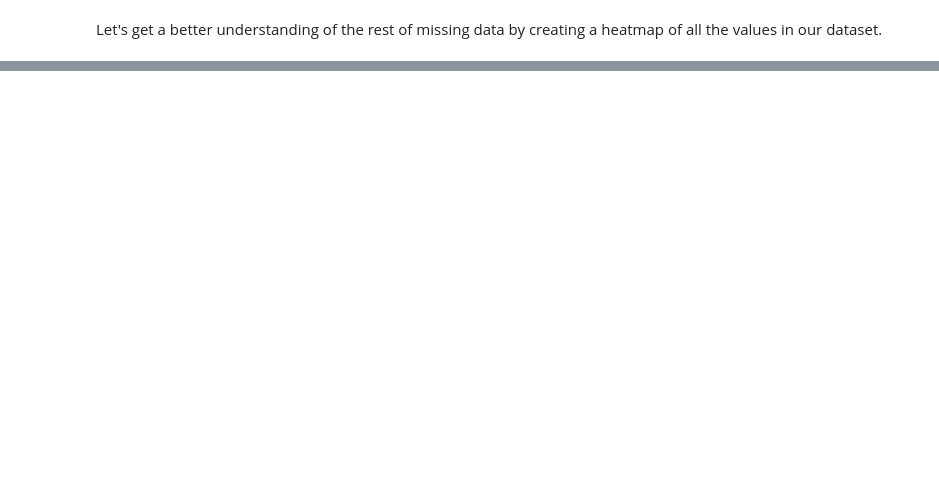
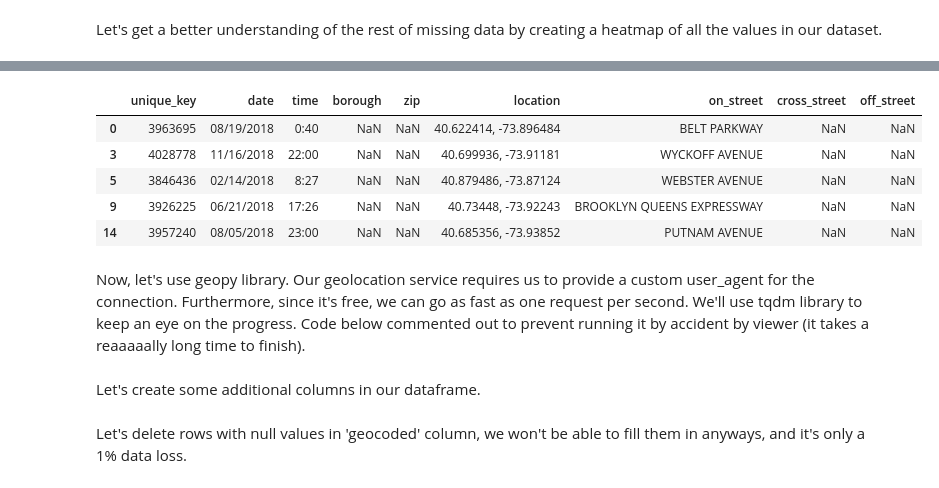
Before and after one commit to wozniakmikolaj/nyc-vehicle-collisions, a Jupyter notebook: nyc-collisions-data-cleaning.ipynb, the cells around one changed output, grey strips where cells are left out. Cells and saved outputs as stored; diff of their text form; code cells hidden in the pictures; blank space fills up the shorter version.

```diff
--- a/nyc-collisions-data-cleaning.ipynb
+++ b/nyc-collisions-data-cleaning.ipynb
@@ -155,0 +164,4 @@ nyc_data.head(5)
+# %%
+nyc_data.drop(["latitude", "longitude"], axis=1, inplace=True)
+#check top with inplace=True
+nyc_data.head(2)
@@ -155,0 +212,14 @@ nyc_data.head(5)
+# %%
+for value in range(1,6):
+    type_col = 'vehicle_type_{}'.format(value)
+    cause_col = 'cause_vehicle_{}'.format(value)
+
+    type_missing_boolmask = nyc_data[type_col].isnull() & nyc_data[cause_col].notnull()
+    cause_missing_boolmask = nyc_data[type_col].notnull() & nyc_data[cause_col].isnull()
+    nyc_data[type_col] = nyc_data[type_col].mask(type_missing_boolmask, "Unspecified")
+    nyc_data[cause_col] = nyc_data[cause_col].mask(cause_missing_boolmask, "Unspecified")
+
+    type_null_boolmask = nyc_data[type_col].isnull()
+    cause_null_boolmask = nyc_data[cause_col].isnull()
+    nyc_data[type_col] = nyc_data[type_col].mask(type_null_boolmask, "Not involved")
+    nyc_data[cause_col] = nyc_data[cause_col].mask(cause_null_boolmask, "Not involved")
@@ -155,0 +250,4 @@ nyc_data.head(5)
+# %%
+nyc_data["location"] = (nyc_data["location"]
+                        .str.replace("(", "")
+                        .str.replace(")", ""))
@@ -155,0 +256,3 @@ nyc_data.head(5)
+# %%
+borough_null_boolmask = nyc_data["borough"].isnull() & nyc_data["location"].notnull()
+null_boroughs_df = nyc_data.iloc[:, :9][borough_null_boolmask].copy()
@@ -155,0 +278,11 @@ nyc_data.head(5)
+# %%
+null_boroughs_df.head(5)
+# %% [output]
+|  | unique_key | date | time | borough | zip | location | on_street | cross_street | off_street |
+| 0 | 3963695 | 08/19/2018 | 0:40 | NaN | NaN | 40.622414, -73.896484 | BELT PARKWAY | NaN | NaN |
+| 3 | 4028778 | 11/16/2018 | 22:00 | NaN | NaN | 40.699936, -73.91181 | WYCKOFF AVENUE | NaN | NaN |
+| 5 | 3846436 | 02/14/2018 | 8:27 | NaN | NaN | 40.879486, -73.87124 | WEBSTER AVENUE | NaN | NaN |
+| 9 | 3926225 | 06/21/2018 | 17:26 | NaN | NaN | 40.73448, -73.92243 | BROOKLYN QUEENS EXPRESSWAY | NaN | NaN |
+| 14 | 3957240 | 08/05/2018 | 23:00 | NaN | NaN | 40.685356, -73.93852 | PUTNAM AVENUE | NaN | NaN |
+# %% [markdown]
+Now, let's use geopy library. Our geolocation service requires us to provide a custom user_agent for the connection. Furthermore, since it's free, we can go as fast as one request per second. We'll use tqdm library to keep an eye on the progress. Code below commented out to prevent running it by accident by viewer (it takes a reaaaaally long time to finish).
@@ -155,0 +294,2 @@ nyc_data.head(5)
+# %% [markdown]
+Let's create some additional columns in our dataframe.
@@ -155,0 +298,2 @@ nyc_data.head(5)
+# %% [markdown]
+Let's delete rows with null values in 'geocoded' column, we won't be able to fill them in anyways, and it's only a 1% data loss.
```
Also changed, not shown: parts of 94 cells of this notebook, 5 other files.
